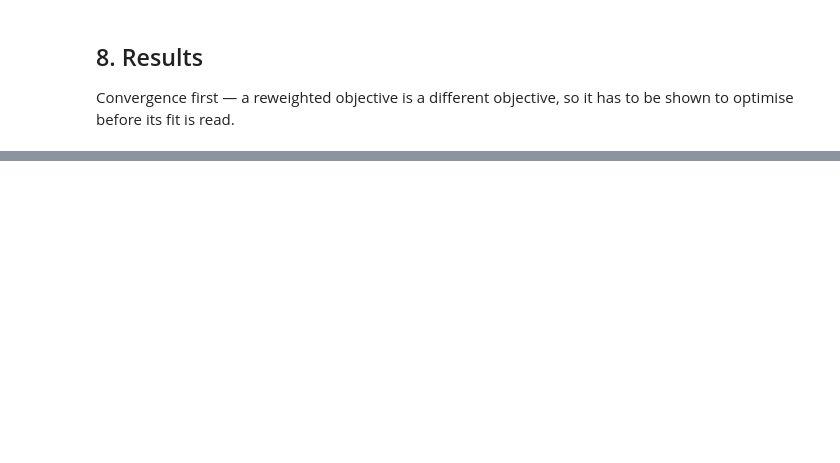
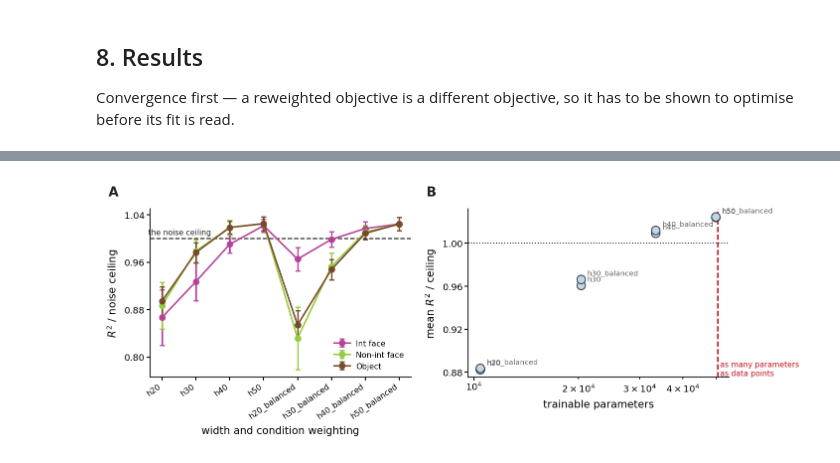
Before and after one commit to gprabaha/dal_monte_2022_analysis, a Jupyter notebook: notebooks/mrnn_thesis/02_model_selection.ipynb, the cells around one changed output, grey strips where cells are left out. Saved outputs shown, nothing was run; the diff lists cells and outputs as text; code cells hidden in the pictures; blank space fills up the shorter version.

```diff
--- a/notebooks/mrnn_thesis/02_model_selection.ipynb
+++ b/notebooks/mrnn_thesis/02_model_selection.ipynb
@@ -477,16 +576,18 @@ if histories:
 # %%
 if histories:
-    balanced_recovery = pd.concat([
-        tl.spectral_recovery(inventory[(inventory["label"] == v.label) & inventory["complete"]].iloc[0]["run_dir"]).assign(
-            width=int(v.overrides["hidden_units"]), weighting="balanced")
+    balanced_params = pd.DataFrame([
+        {"label": v.label, **sweep.count_trainable_parameters(
+            inventory[(inventory["label"] == v.label) & inventory["complete"]].iloc[0]["run_dir"])}
         for v in balanced_variants
         if inventory[(inventory["label"] == v.label) & inventory["complete"]].shape[0]
-    ], ignore_index=True)
-    uniform_recovery = recovery.assign(
-        width=recovery["label"].str.extract(r"h(\d+)")[0].astype(int), weighting="uniform")
-    hf = pd.concat([uniform_recovery, balanced_recovery], ignore_index=True)
-    hf = hf[(hf["band"] == "10-20 Hz") & (hf["condition"] == "face_interactive")]
-    display(Markdown("**Interactive-face power reproduced at 10–20 Hz**, by width and weighting:"))
-    display(hf.pivot_table(index="width", columns="weighting", values="power_ratio").round(3))
+    ])
+    all_params = pd.concat([capacity_params, balanced_params], ignore_index=True)
+    order = ([f"h{u:02d}" for u in HIDDEN_UNIT_GRID if f"h{u:02d}" in set(both["label"])]
+             + [f"h{u:02d}_balanced" for u in HIDDEN_UNIT_GRID if f"h{u:02d}_balanced" in set(both["label"])])
+    show(viz.plot_fit_versus_constraint(both, all_params, order=order,
+                                        x_label="width and condition weighting"),
+         "fig02_fit_vs_ceiling")
+# %% [output]
+[figure, added]
 # %%
 if histories:
```
Also changed, not shown: parts of 23 cells of this notebook, 5 other files.
